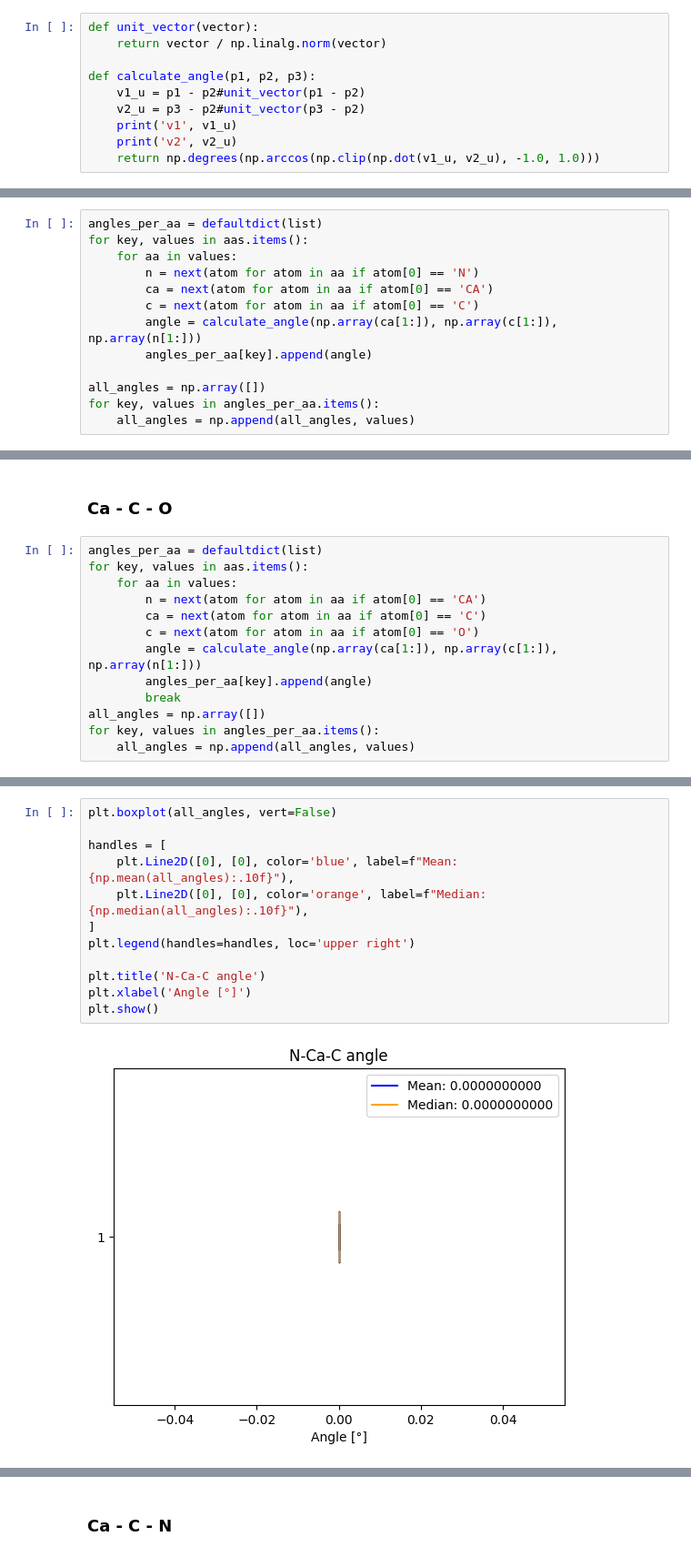
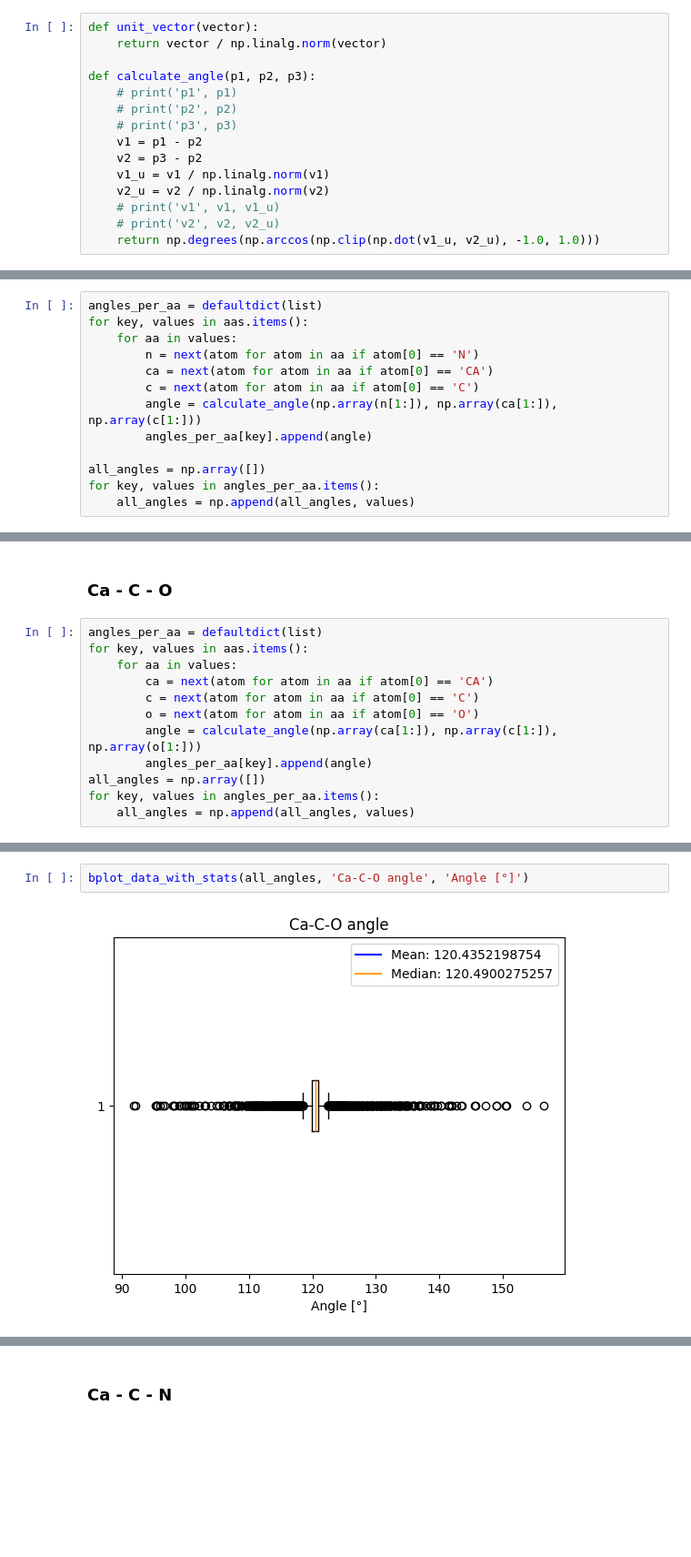
Before and after one commit to maxi-smidt/evofold, a Jupyter notebook: poc/analysis/residue_constants_measure.ipynb, the cells around one changed output, grey strips where cells are left out. Shown: that part at 91% size. Drawn from its saved outputs; the diff is of its cells as text; blank space fills up the shorter version.

Commit message:
[Feature #28] residue constants with calculated O

```diff
--- a/poc/analysis/residue_constants_measure.ipynb
+++ b/poc/analysis/residue_constants_measure.ipynb
@@ -175,10 +190,15 @@ def unit_vector(vector):
     return vector / np.linalg.norm(vector)
 
 def calculate_angle(p1, p2, p3):
-    v1_u = p1 - p2#unit_vector(p1 - p2)
-    v2_u = p3 - p2#unit_vector(p3 - p2)
-    print('v1', v1_u)
-    print('v2', v2_u)
+    # print('p1', p1)
+    # print('p2', p2)
+    # print('p3', p3)
+    v1 = p1 - p2
+    v2 = p3 - p2
+    v1_u = v1 / np.linalg.norm(v1)
+    v2_u = v2 / np.linalg.norm(v2)
+    # print('v1', v1, v1_u)
+    # print('v2', v2, v2_u)
     return np.degrees(np.arccos(np.clip(np.dot(v1_u, v2_u), -1.0, 1.0)))
 # %% [markdown]
 The first two angles are completely within one amino acid, so the data is processed accordingly.
@@ -196,7 +216,7 @@ for key, values in aas.items():
         n = next(atom for atom in aa if atom[0] == 'N')
         ca = next(atom for atom in aa if atom[0] == 'CA')
         c = next(atom for atom in aa if atom[0] == 'C')
-        angle = calculate_angle(np.array(ca[1:]), np.array(c[1:]), np.array(n[1:]))
+        angle = calculate_angle(np.array(n[1:]), np.array(ca[1:]), np.array(c[1:]))
         angles_per_aa[key].append(angle)
 
 all_angles = np.array([])
@@ -222,12 +232,11 @@ plt.show()
 angles_per_aa = defaultdict(list)
 for key, values in aas.items():
     for aa in values:
-        n = next(atom for atom in aa if atom[0] == 'CA')
-        ca = next(atom for atom in aa if atom[0] == 'C')
-        c = next(atom for atom in aa if atom[0] == 'O')
-        angle = calculate_angle(np.array(ca[1:]), np.array(c[1:]), np.array(n[1:]))
+        ca = next(atom for atom in aa if atom[0] == 'CA')
+        c = next(atom for atom in aa if atom[0] == 'C')
+        o = next(atom for atom in aa if atom[0] == 'O')
+        angle = calculate_angle(np.array(ca[1:]), np.array(c[1:]), np.array(o[1:]))
         angles_per_aa[key].append(angle)
-        break
 all_angles = np.array([])
 for key, values in angles_per_aa.items():
     all_angles = np.append(all_angles, values)
@@ -252,14 +243,4 @@ v2 [-0.353  1.616  1.756]
 # %%
-plt.boxplot(all_angles, vert=False)
-
-handles = [
-    plt.Line2D([0], [0], color='blue', label=f"Mean: {np.mean(all_angles):.10f}"),
-    plt.Line2D([0], [0], color='orange', label=f"Median: {np.median(all_angles):.10f}"),
-]
-plt.legend(handles=handles, loc='upper right')
-
-plt.title('N-Ca-C angle')
-plt.xlabel('Angle [°]')
-plt.show()
+bplot_data_with_stats(all_angles, 'Ca-C-O angle', 'Angle [°]')
 # %% [output]
-[figure, old version]
+[figure, new version]
```
Also changed, not shown: parts of 10 cells of this notebook, 2 other files.
